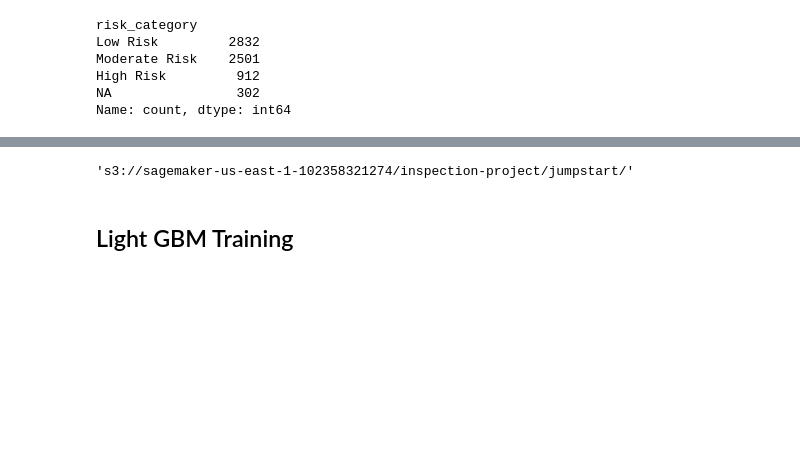
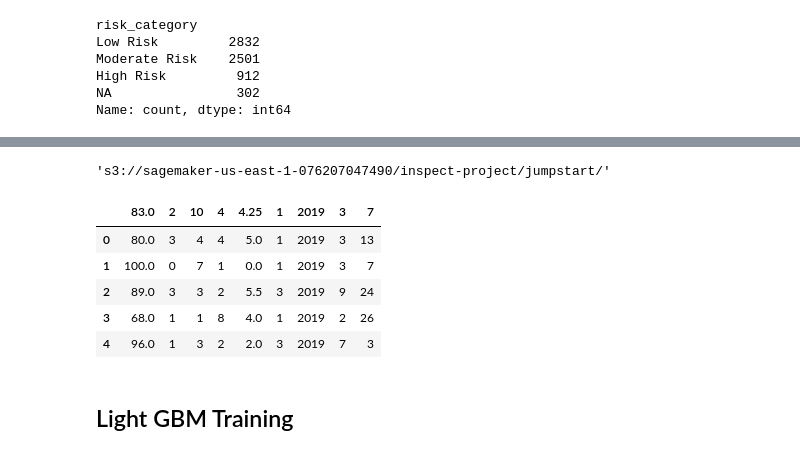
Before and after one commit to mchang674/ads-508-team-project, a Jupyter notebook: Data_ingest.ipynb, the cells around one changed output, grey strips where cells are left out. Saved outputs shown, nothing was run; the diff lists cells and outputs as text; code cells hidden in the pictures; blank space fills up the shorter version.

```diff
--- a/Data_ingest.ipynb
+++ b/Data_ingest.ipynb
@@ -708,8 +789,18 @@ js_train_s3_uri
 # %%
-out_path = "s3://{}/inspection-project/jumpstart/".format(bucket)
+out_path = "s3://{}/inspect-project/jumpstart/".format(bucket)
 out_path
 # %% [output]
-'s3://sagemaker-us-east-1-102358321274/inspection-project/jumpstart/'
+'s3://sagemaker-us-east-1-076207047490/inspect-project/jumpstart/'
+# %%
+data = pd.read_csv(autopilot_train_path)
+data.head()
+# %% [output]
+|  | 83.0 | 2 | 10 | 4 | 4.25 | 1 | 2019 | 3 | 7 |
+| 0 | 80.0 | 3 | 4 | 4 | 5.0 | 1 | 2019 | 3 | 13 |
+| 1 | 100.0 | 0 | 7 | 1 | 0.0 | 1 | 2019 | 3 | 7 |
+| 2 | 89.0 | 3 | 3 | 2 | 5.5 | 3 | 2019 | 9 | 24 |
+| 3 | 68.0 | 1 | 1 | 8 | 4.0 | 1 | 2019 | 2 | 26 |
+| 4 | 96.0 | 1 | 3 | 2 | 2.0 | 3 | 2019 | 7 | 3 |
 # %% [markdown]
 ## Light GBM Training
 # %%
```
Also changed, not shown: parts of 25 cells of this notebook, 3 other files.
